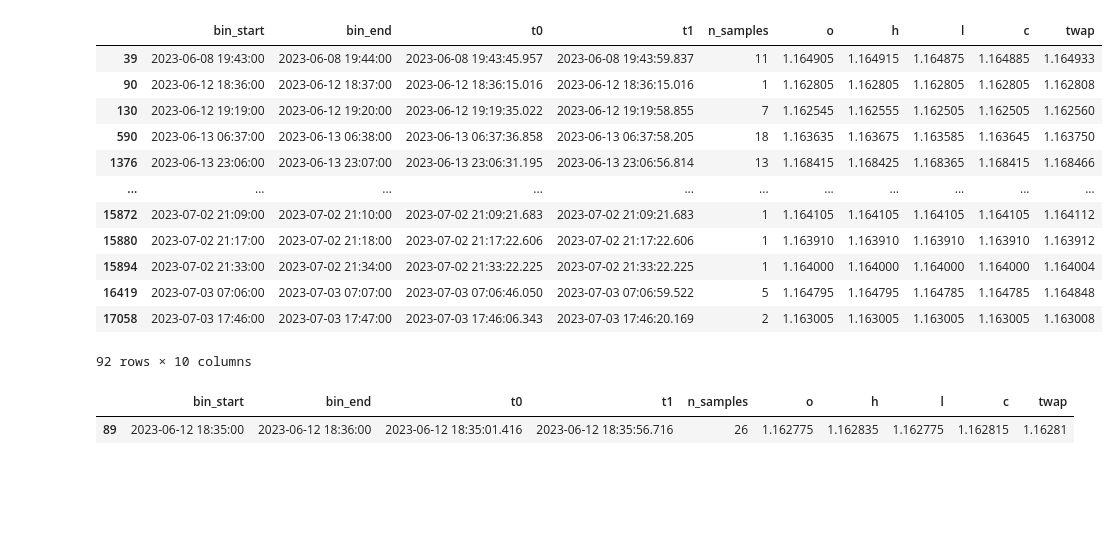
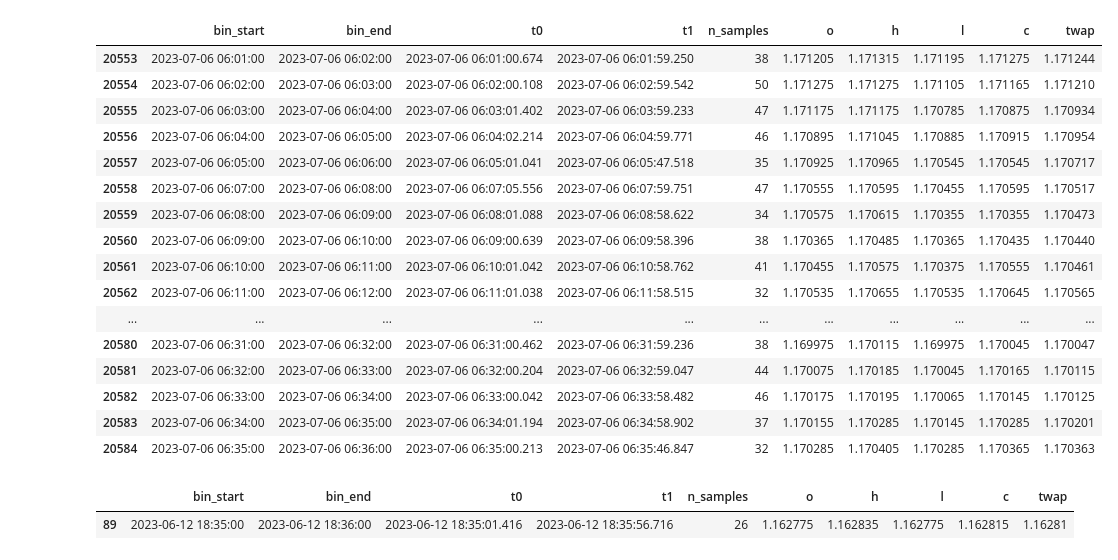
Before and after one commit to ikucan/sxo-work, a Jupyter notebook: notebooks/strats/numba_binning.ipynb, the cells around one changed output. Cells and saved outputs as stored; diff of their text form; code cells hidden in the pictures; blank space fills up the shorter version.

```diff
--- a/notebooks/strats/numba_binning.ipynb
+++ b/notebooks/strats/numba_binning.ipynb
@@ -150,3 +150,4 @@ res
 # %%
 res = bin_values(all, 60, value_col='mid')
-res
+
+subset = res.copy()[res.bin_start > np.datetime64('2023-07-06 06:00:00')]
@@ -167,19 +154,23 @@ res
-# %%
-res[res.twap > res.h]
-# %% [output]
-|  | bin_start | bin_end | t0 | t1 | n_samples | o | h | l | c | twap |
-| 39 | 2023-06-08 19:43:00 | 2023-06-08 19:44:00 | 2023-06-08 19:43:45.957 | 2023-06-08 19:43:59.837 | 11 | 1.164905 | 1.164915 | 1.164875 | 1.164885 | 1.164933 |
-| 90 | 2023-06-12 18:36:00 | 2023-06-12 18:37:00 | 2023-06-12 18:36:15.016 | 2023-06-12 18:36:15.016 | 1 | 1.162805 | 1.162805 | 1.162805 | 1.162805 | 1.162808 |
-| 130 | 2023-06-12 19:19:00 | 2023-06-12 19:20:00 | 2023-06-12 19:19:35.022 | 2023-06-12 19:19:58.855 | 7 | 1.162545 | 1.162555 | 1.162505 | 1.162505 | 1.162560 |
-| 590 | 2023-06-13 06:37:00 | 2023-06-13 06:38:00 | 2023-06-13 06:37:36.858 | 2023-06-13 06:37:58.205 | 18 | 1.163635 | 1.163675 | 1.163585 | 1.163645 | 1.163750 |
-| 1376 | 2023-06-13 23:06:00 | 2023-06-13 23:07:00 | 2023-06-13 23:06:31.195 | 2023-06-13 23:06:56.814 | 13 | 1.168415 | 1.168425 | 1.168365 | 1.168415 | 1.168466 |
-| ... | ... | ... | ... | ... | ... | ... | ... | ... | ... | ... |
-| 15872 | 2023-07-02 21:09:00 | 2023-07-02 21:10:00 | 2023-07-02 21:09:21.683 | 2023-07-02 21:09:21.683 | 1 | 1.164105 | 1.164105 | 1.164105 | 1.164105 | 1.164112 |
-| 15880 | 2023-07-02 21:17:00 | 2023-07-02 21:18:00 | 2023-07-02 21:17:22.606 | 2023-07-02 21:17:22.606 | 1 | 1.163910 | 1.163910 | 1.163910 | 1.163910 | 1.163912 |
-| 15894 | 2023-07-02 21:33:00 | 2023-07-02 21:34:00 | 2023-07-02 21:33:22.225 | 2023-07-02 21:33:22.225 | 1 | 1.164000 | 1.164000 | 1.164000 | 1.164000 | 1.164004 |
-| 16419 | 2023-07-03 07:06:00 | 2023-07-03 07:07:00 | 2023-07-03 07:06:46.050 | 2023-07-03 07:06:59.522 | 5 | 1.164795 | 1.164795 | 1.164785 | 1.164785 | 1.164848 |
-| 17058 | 2023-07-03 17:46:00 | 2023-07-03 17:47:00 | 2023-07-03 17:46:06.343 | 2023-07-03 17:46:20.169 | 2 | 1.163005 | 1.163005 | 1.163005 | 1.163005 | 1.163008 |
-92 rows × 10 columns
+# %%
+subset
+# %% [output]
+|  | bin_start | bin_end | t0 | t1 | n_samples | o | h | l | c | twap |
+| 20553 | 2023-07-06 06:01:00 | 2023-07-06 06:02:00 | 2023-07-06 06:01:00.674 | 2023-07-06 06:01:59.250 | 38 | 1.171205 | 1.171315 | 1.171195 | 1.171275 | 1.171244 |
+| 20554 | 2023-07-06 06:02:00 | 2023-07-06 06:03:00 | 2023-07-06 06:02:00.108 | 2023-07-06 06:02:59.542 | 50 | 1.171275 | 1.171275 | 1.171105 | 1.171165 | 1.171210 |
+| 20555 | 2023-07-06 06:03:00 | 2023-07-06 06:04:00 | 2023-07-06 06:03:01.402 | 2023-07-06 06:03:59.233 | 47 | 1.171175 | 1.171175 | 1.170785 | 1.170875 | 1.170934 |
+| 20556 | 2023-07-06 06:04:00 | 2023-07-06 06:05:00 | 2023-07-06 06:04:02.214 | 2023-07-06 06:04:59.771 | 46 | 1.170895 | 1.171045 | 1.170885 | 1.170915 | 1.170954 |
+| 20557 | 2023-07-06 06:05:00 | 2023-07-06 06:06:00 | 2023-07-06 06:05:01.041 | 2023-07-06 06:05:47.518 | 35 | 1.170925 | 1.170965 | 1.170545 | 1.170545 | 1.170717 |
+| 20558 | 2023-07-06 06:07:00 | 2023-07-06 06:08:00 | 2023-07-06 06:07:05.556 | 2023-07-06 06:07:59.751 | 47 | 1.170555 | 1.170595 | 1.170455 | 1.170595 | 1.170517 |
+| 20559 | 2023-07-06 06:08:00 | 2023-07-06 06:09:00 | 2023-07-06 06:08:01.088 | 2023-07-06 06:08:58.622 | 34 | 1.170575 | 1.170615 | 1.170355 | 1.170355 | 1.170473 |
+| 20560 | 2023-07-06 06:09:00 | 2023-07-06 06:10:00 | 2023-07-06 06:09:00.639 | 2023-07-06 06:09:58.396 | 38 | 1.170365 | 1.170485 | 1.170365 | 1.170435 | 1.170440 |
+| 20561 | 2023-07-06 06:10:00 | 2023-07-06 06:11:00 | 2023-07-06 06:10:01.042 | 2023-07-06 06:10:58.762 | 41 | 1.170455 | 1.170575 | 1.170375 | 1.170555 | 1.170461 |
+| 20562 | 2023-07-06 06:11:00 | 2023-07-06 06:12:00 | 2023-07-06 06:11:01.038 | 2023-07-06 06:11:58.515 | 32 | 1.170535 | 1.170655 | 1.170535 | 1.170645 | 1.170565 |
+| ... | ... | ... | ... | ... | ... | ... | ... | ... | ... | ... |
+| 20580 | 2023-07-06 06:31:00 | 2023-07-06 06:32:00 | 2023-07-06 06:31:00.462 | 2023-07-06 06:31:59.236 | 38 | 1.169975 | 1.170115 | 1.169975 | 1.170045 | 1.170047 |
+| 20581 | 2023-07-06 06:32:00 | 2023-07-06 06:33:00 | 2023-07-06 06:32:00.204 | 2023-07-06 06:32:59.047 | 44 | 1.170075 | 1.170185 | 1.170045 | 1.170165 | 1.170115 |
+| 20582 | 2023-07-06 06:33:00 | 2023-07-06 06:34:00 | 2023-07-06 06:33:00.042 | 2023-07-06 06:33:58.482 | 46 | 1.170175 | 1.170195 | 1.170065 | 1.170145 | 1.170125 |
+| 20583 | 2023-07-06 06:34:00 | 2023-07-06 06:35:00 | 2023-07-06 06:34:01.194 | 2023-07-06 06:34:58.902 | 37 | 1.170155 | 1.170285 | 1.170145 | 1.170285 | 1.170201 |
+| 20584 | 2023-07-06 06:35:00 | 2023-07-06 06:36:00 | 2023-07-06 06:35:00.213 | 2023-07-06 06:35:46.847 | 32 | 1.170285 | 1.170405 | 1.170285 | 1.170365 | 1.170363 |
 # %%
 res[res.bin_start == np.datetime64('2023-06-12 18:35:00')]
 # %% [output]
```
Also changed, not shown: parts of 3 cells of this notebook, 12 other files.
